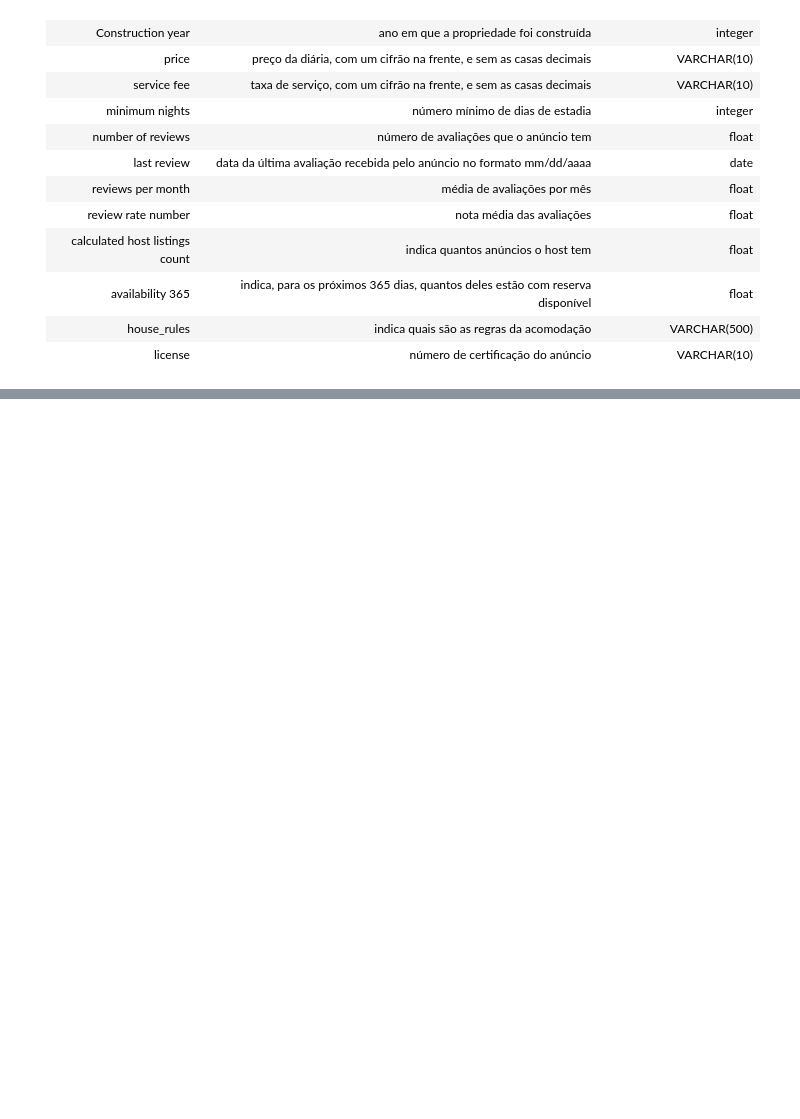
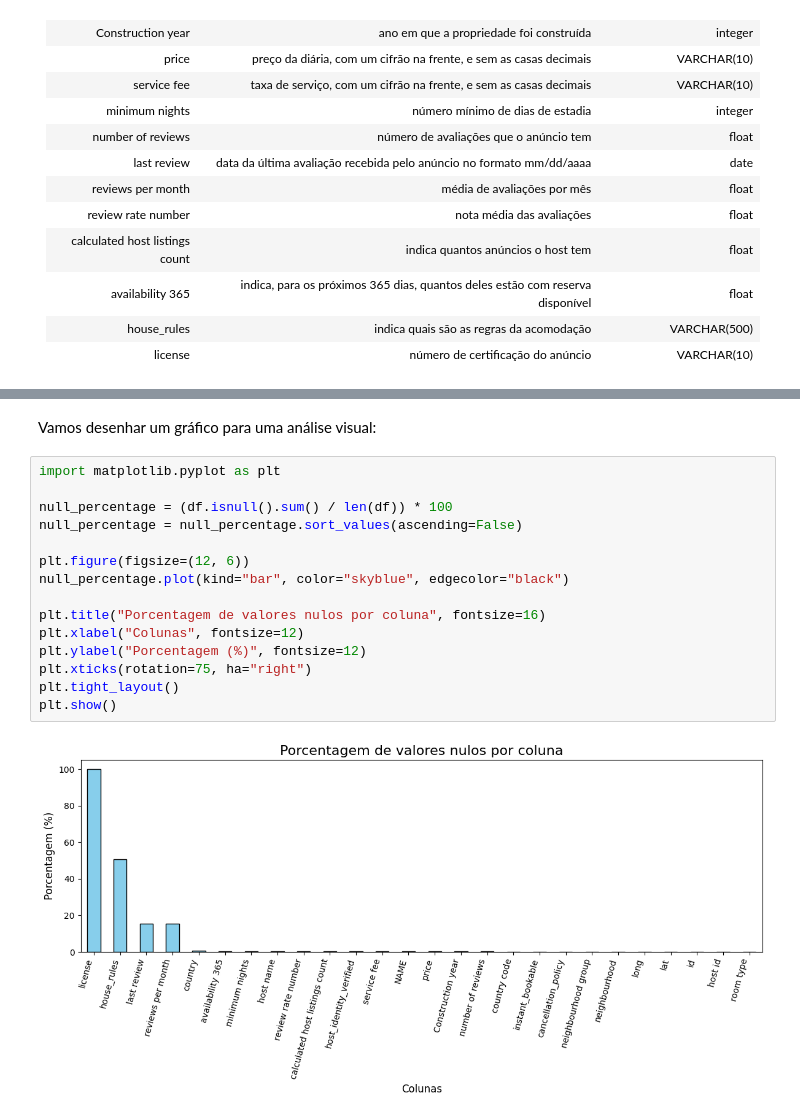
Before and after one commit to lucasqueiroz23/airbnb-data-analysis, a Jupyter notebook: raw/analytics.ipynb, the cells around one changed output, grey strips where cells are left out. Drawn from its saved outputs; the diff is of its cells as text; blank space fills up the shorter version.

```diff
--- a/raw/analytics.ipynb
+++ b/raw/analytics.ipynb
@@ -125,0 +131,19 @@ memory usage: 20.4+ MB
+# %% [markdown]
+Vamos desenhar um gráfico para uma análise visual:
+# %%
+import matplotlib.pyplot as plt
+
+null_percentage = (df.isnull().sum() / len(df)) * 100
+null_percentage = null_percentage.sort_values(ascending=False)
+
+plt.figure(figsize=(12, 6))
+null_percentage.plot(kind="bar", color="skyblue", edgecolor="black")
+
+plt.title("Porcentagem de valores nulos por coluna", fontsize=16)
+plt.xlabel("Colunas", fontsize=12)
+plt.ylabel("Porcentagem (%)", fontsize=12)
+plt.xticks(rotation=75, ha="right")
+plt.tight_layout()
+plt.show()
+# %% [output]
+[figure, added]
```
Also changed, not shown: parts of 12 cells of this notebook, 1 other file.
